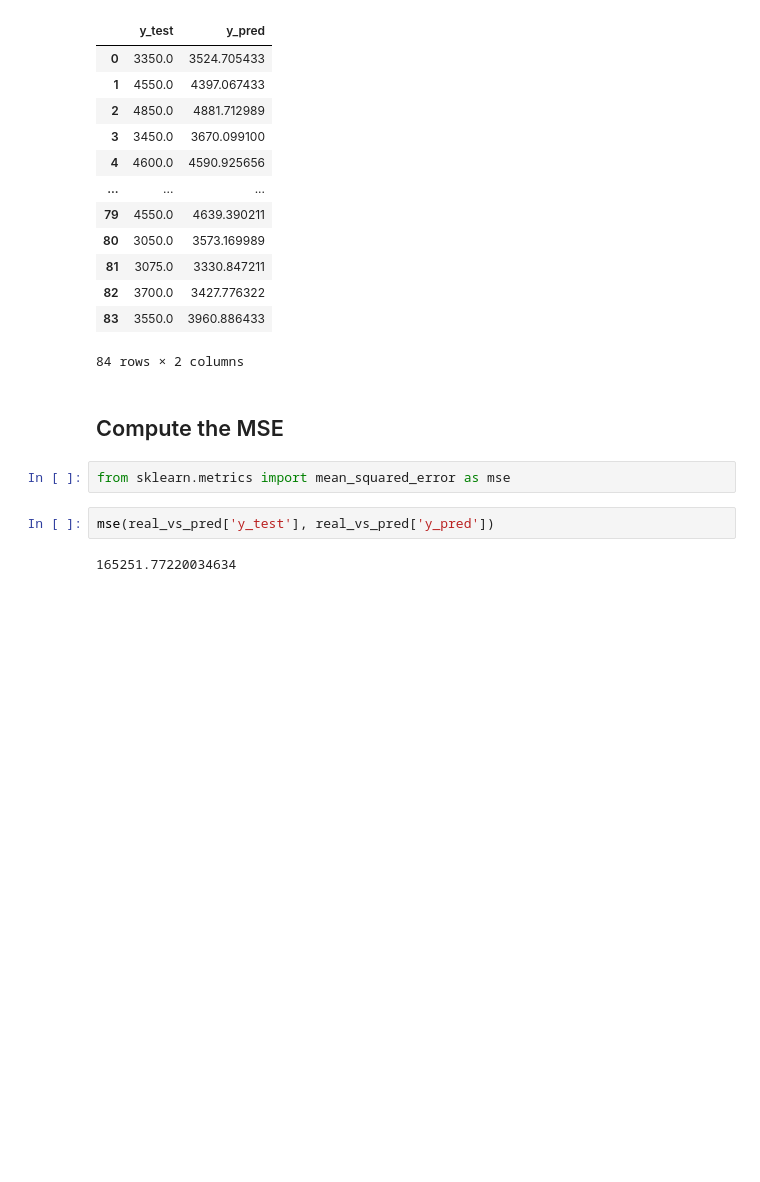
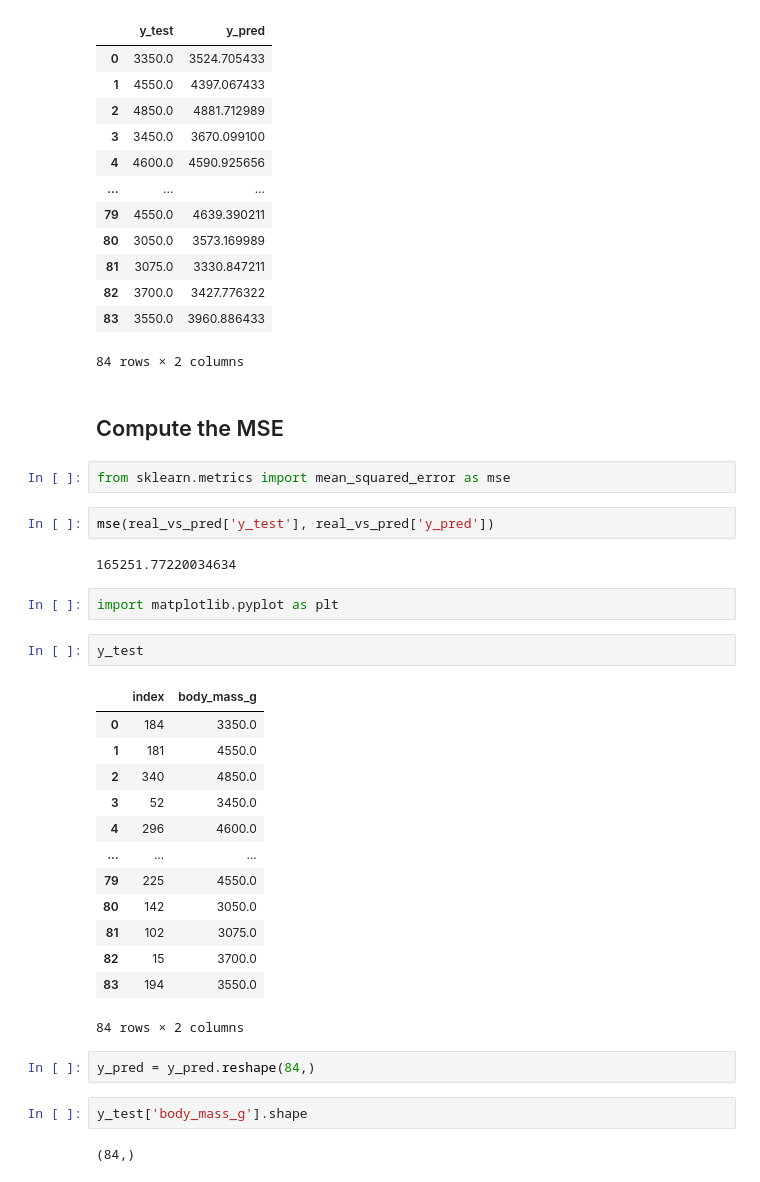
Before and after one commit to DominikKoppen/Dominik_Ironhack, a Jupyter notebook: Week_4/Linear_Regression_Example.ipynb, the cells around one changed output. Saved outputs shown, nothing was run; the diff lists cells and outputs as text; blank space fills up the shorter version.

```diff
--- a/Week_4/Linear_Regression_Example.ipynb
+++ b/Week_4/Linear_Regression_Example.ipynb
@@ -102,3 +110,27 @@ from sklearn.metrics import mean_squared_error as mse
 mse(real_vs_pred['y_test'], real_vs_pred['y_pred'])
 # %% [output]
 165251.77220034634
+# %%
+import matplotlib.pyplot as plt
+# %%
+y_test
+# %% [output]
+|  | index | body_mass_g |
+| 0 | 184 | 3350.0 |
+| 1 | 181 | 4550.0 |
+| 2 | 340 | 4850.0 |
+| 3 | 52 | 3450.0 |
+| 4 | 296 | 4600.0 |
+| ... | ... | ... |
+| 79 | 225 | 4550.0 |
+| 80 | 142 | 3050.0 |
+| 81 | 102 | 3075.0 |
+| 82 | 15 | 3700.0 |
+| 83 | 194 | 3550.0 |
+84 rows × 2 columns
+# %%
+y_pred = y_pred.reshape(84,)
+# %%
+y_test['body_mass_g'].shape
+# %% [output]
+(84,)
```
Also changed, not shown: parts of 18 cells of this notebook, 1 other file.
